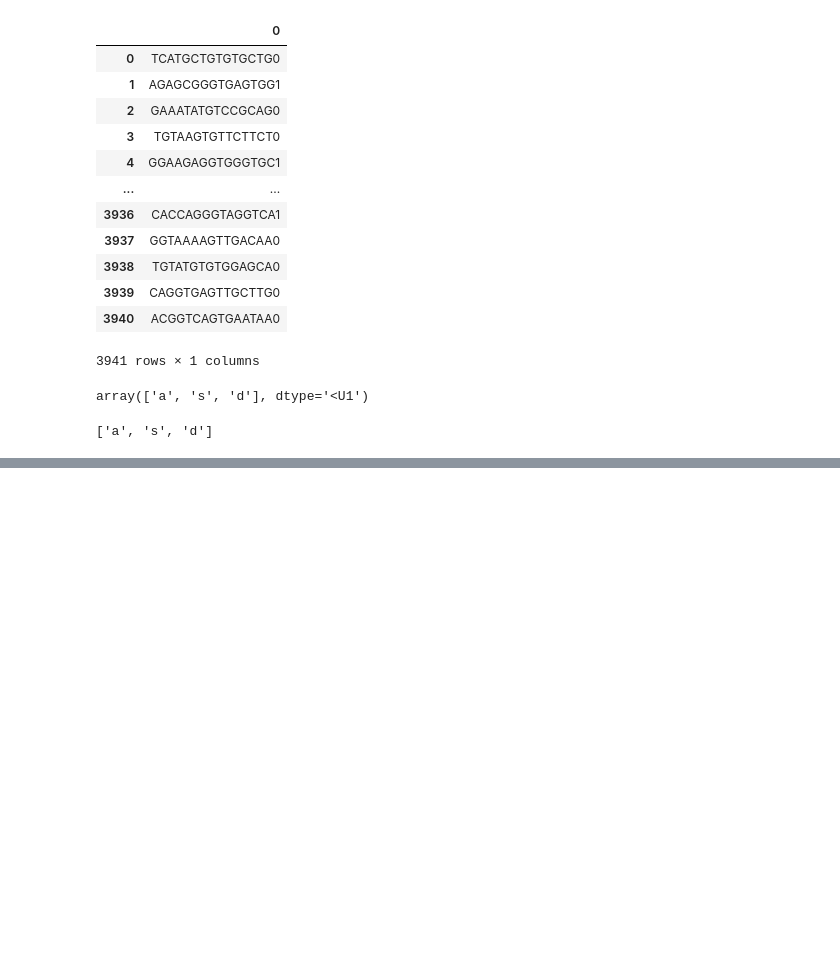
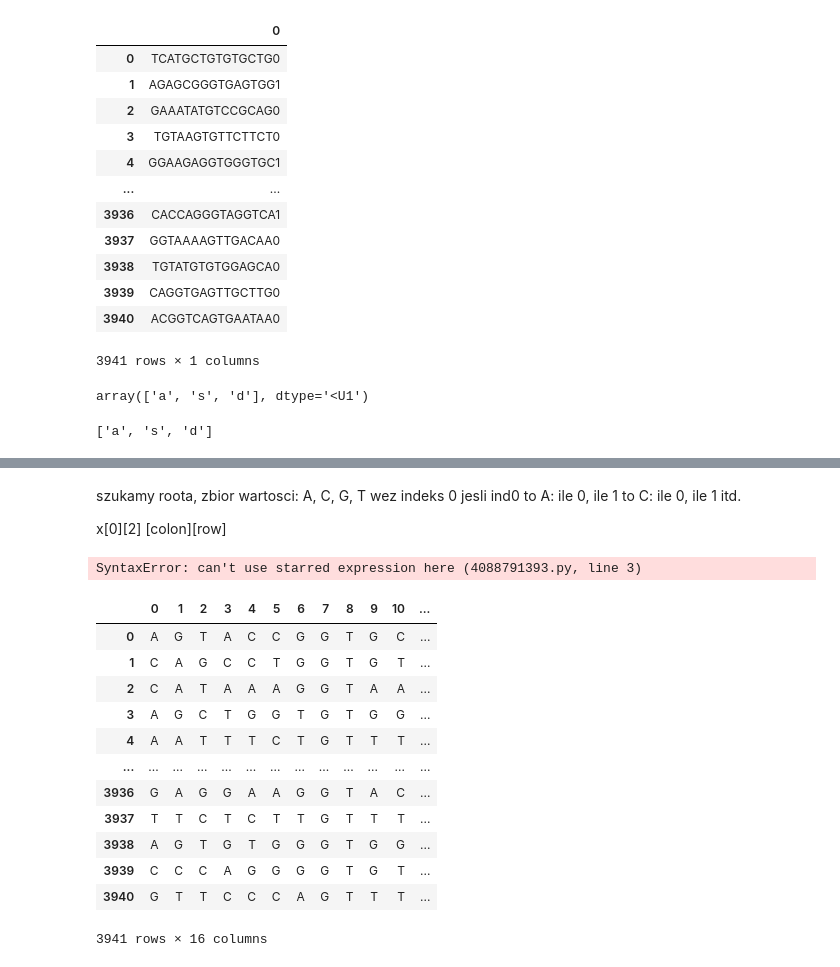
Before and after one commit to cyberorzech/UMA_Projekt, a Jupyter notebook: brudnopis.ipynb, the cells around one changed output, grey strips where cells are left out. Saved outputs shown, nothing was run; the diff lists cells and outputs as text; code cells hidden in the pictures; blank space fills up the shorter version.

```diff
--- a/brudnopis.ipynb
+++ b/brudnopis.ipynb
@@ -213,0 +216,3 @@ x
+# %%
+from run import get_sets
+donor_training_set, donor_test_set, acceptor_training_set, acceptor_test_set, donor_artifact, acceptor_artifact = get_sets()
@@ -213,0 +232,46 @@ x
+# %% [markdown]
+szukamy roota, zbior wartosci: A, C, G, T
+wez indeks 0
+jesli ind0 to A: ile 0, ile 1
+            to C: ile 0, ile 1 itd.
+
+x[0][2] [colon][row]
+# %%
+a_score, c_score, g_score, t_score = [{"true": 0, "false": 0}]*4
+options = ["A", "C", "G", "T"]
+x = donor_training_set
+results = list()
+# x[1][2]
+# iteruj po rzedach
+# for index, row in x.iterrows():
+#     print(row)
+for column_index in x:
+    column_results = {
+    "A": {
+        "true": 0,
+        "false": 0
+    },
+    "C": {
+        "true": 0,
+        "false": 0
+    }
+    ,
+    "G": {
+        "true": 0,
+        "false": 0
+    }
+    ,
+    "T": {
+        "true": 0,
+        "false": 0
+    }
+}
+    for row in x[column_index]:
+        # row jest kolejnymi literkami w kolumnie
+        for option in options:
+            if row == option:
+                if
+
+                break
+# %% [output]
+SyntaxError: can't use starred expression here (4088791393.py, line 3)
@@ -213,0 +299,16 @@ x
+# %%
+x
+# %% [output]
+|  | 0 | 1 | 2 | 3 | 4 | 5 | 6 | 7 | 8 | 9 | 10 | ... |
+| 0 | A | G | T | A | C | C | G | G | T | G | C | ... |
+| 1 | C | A | G | C | C | T | G | G | T | G | T | ... |
+| 2 | C | A | T | A | A | A | G | G | T | A | A | ... |
+| 3 | A | G | C | T | G | G | T | G | T | G | G | ... |
+| 4 | A | A | T | T | T | C | T | G | T | T | T | ... |
+| ... | ... | ... | ... | ... | ... | ... | ... | ... | ... | ... | ... | ... |
+| 3936 | G | A | G | G | A | A | G | G | T | A | C | ... |
+| 3937 | T | T | C | T | C | T | T | G | T | T | T | ... |
+| 3938 | A | G | T | G | T | G | G | G | T | G | G | ... |
+| 3939 | C | C | C | A | G | G | G | G | T | G | T | ... |
+| 3940 | G | T | T | C | C | C | A | G | T | T | T | ... |
+3941 rows × 16 columns
```
Also changed, not shown: parts of 8 cells of this notebook, 5 other files.
